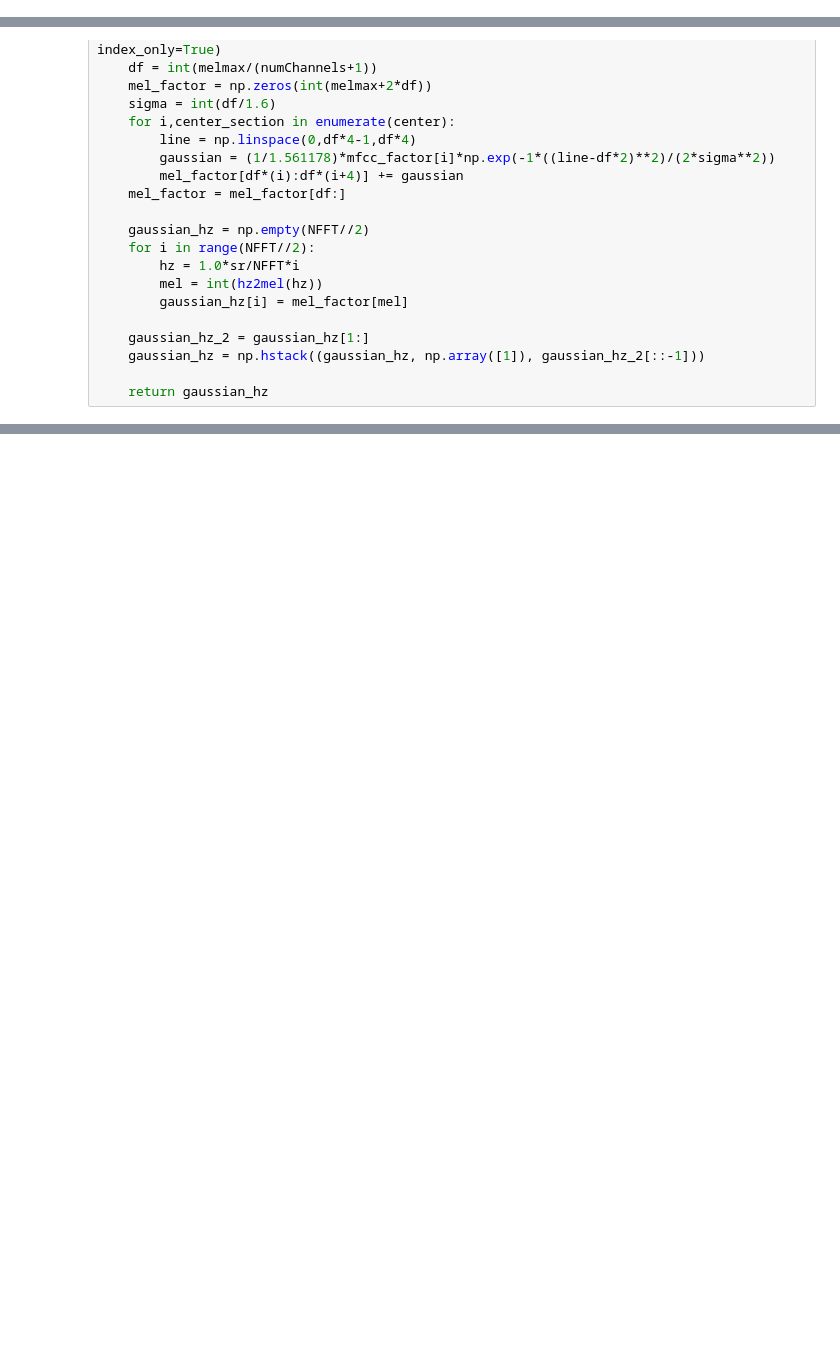
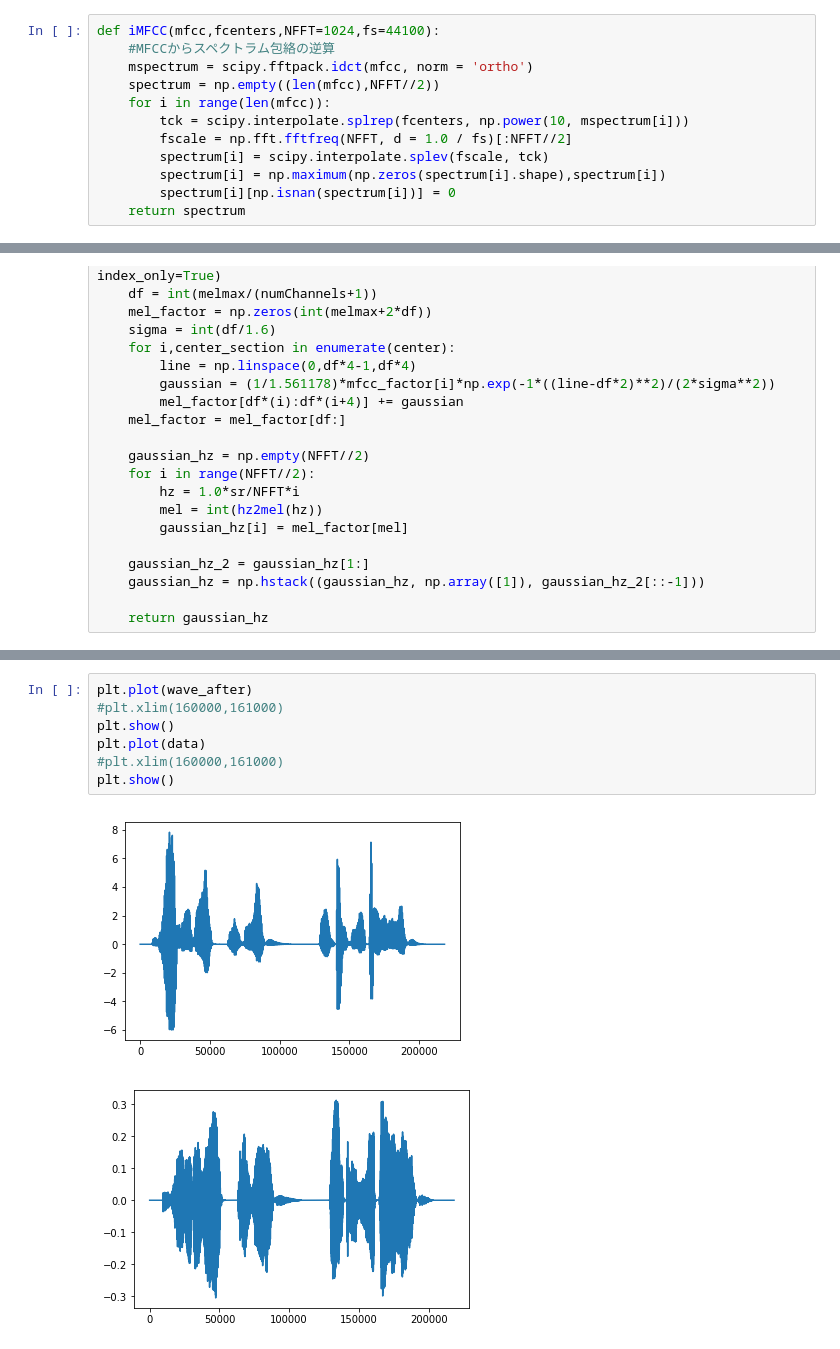
Before and after one commit to picosia/mochoroid, a Jupyter notebook: wave.ipynb, the cells around one changed output, grey strips where cells are left out. Saved outputs shown, nothing was run; the diff lists cells and outputs as text; blank space fills up the shorter version.

```diff
--- a/wave.ipynb
+++ b/wave.ipynb
@@ -156,5 +162,17 @@ def calcMFCC(wave,sr,no_voice_cut=True,frame_size=1024,numChannels=20):
 
     return mfcc,fcenters
+# %%
+def iMFCC(mfcc,fcenters,NFFT=1024,fs=44100):
+    #MFCCからスペクトラム包絡の逆算
+    mspectrum = scipy.fftpack.idct(mfcc, norm = 'ortho')
+    spectrum = np.empty((len(mfcc),NFFT//2))
+    for i in range(len(mfcc)):
+        tck = scipy.interpolate.splrep(fcenters, np.power(10, mspectrum[i]))
+        fscale = np.fft.fftfreq(NFFT, d = 1.0 / fs)[:NFFT//2]
+        spectrum[i] = scipy.interpolate.splev(fscale, tck)
+        spectrum[i] = np.maximum(np.zeros(spectrum[i].shape),spectrum[i])
+        spectrum[i][np.isnan(spectrum[i])] = 0
+    return spectrum
 # %%
 def makeMFCCFilter(mfcc_factor, sr=44100, NFFT=1024):
     numChannels = len(mfcc_factor)
@@ -241,0 +264,10 @@ print(filelist)'''
+# %%
+plt.plot(wave_after)
+#plt.xlim(160000,161000)
+plt.show()
+plt.plot(data)
+#plt.xlim(160000,161000)
+plt.show()
+# %% [output]
+[figure, added]
+[figure, added]
```
Also changed, not shown: parts of 10 cells of this notebook.
